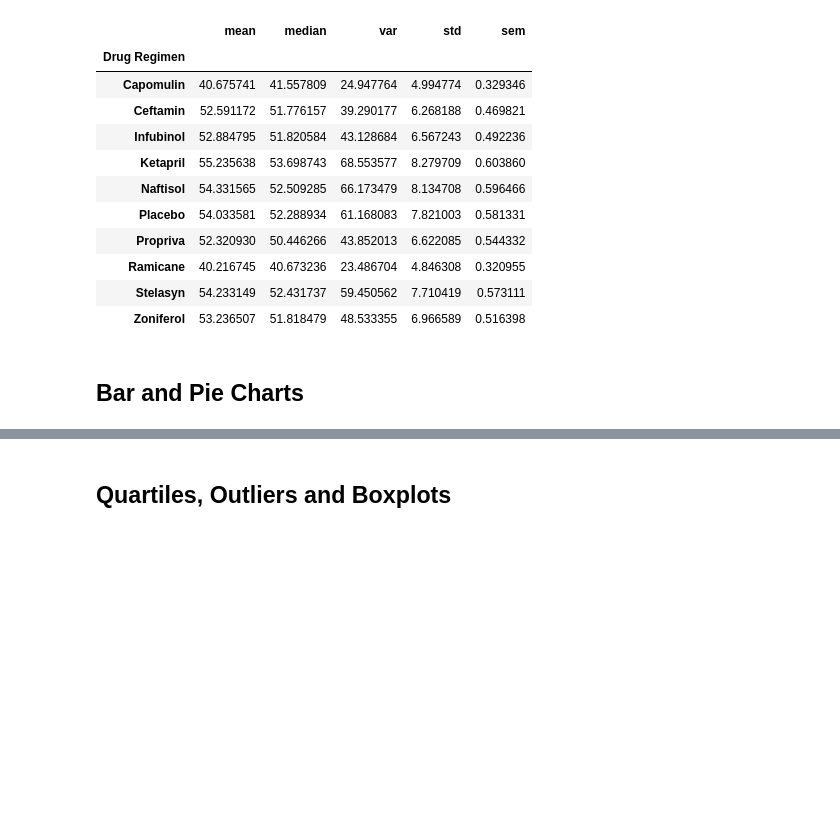
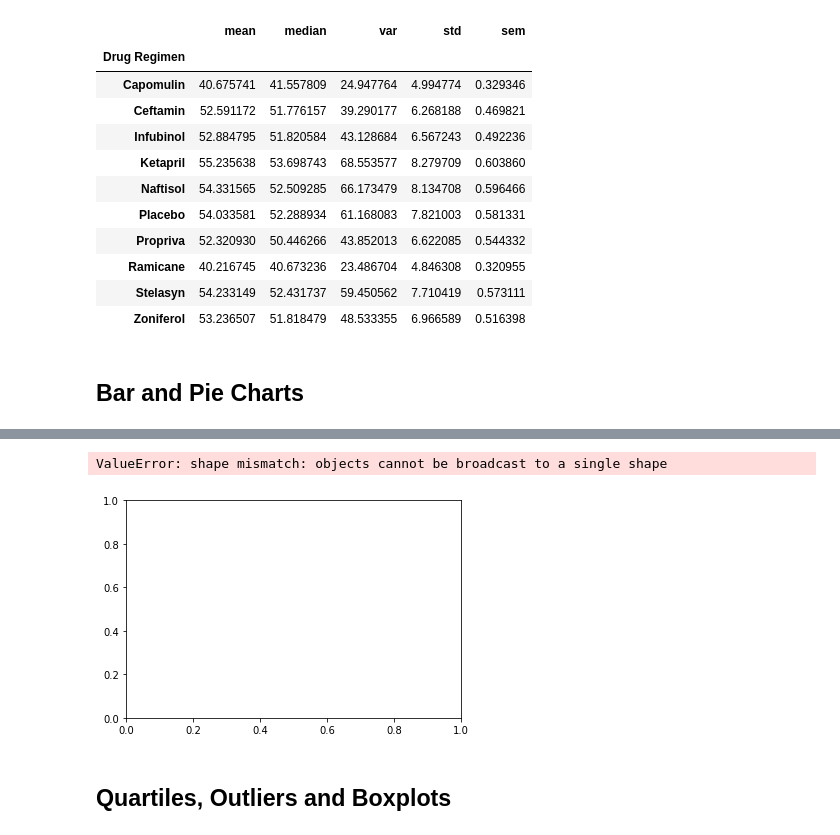
Before and after one commit to crebello711/Matplotlib-The-Power-of-Plots, a Jupyter notebook: pymaceuticals_starter.ipynb, the cells around one changed output, grey strips where cells are left out. Drawn from its saved outputs; the diff is of its cells as text; code cells hidden in the pictures; blank space fills up the shorter version.

```diff
--- a/pymaceuticals_starter.ipynb
+++ b/pymaceuticals_starter.ipynb
@@ -198,2 +224,9 @@ aggSummary_df
 # %%
-# Generate a bar plot showing the total number of timepoints for all mice tested for each drug regimen using Pandas.
+# Generate a bar plot showing the total number of timepoints for all mice tested for each drug regimen using pyplot.
+
+x_axis =cleaned_mouseStudy_df.groupby("Drug Regimen").count()['Timepoint']
+
+bar_pyplot = plt.bar(x_axis, cleaned_mouseStudy_df['Timepoint'], color="violet", align="center")
+# %% [output]
+ValueError: shape mismatch: objects cannot be broadcast to a single shape
+[figure, added]
```
Also changed, not shown: parts of 3 cells of this notebook.
